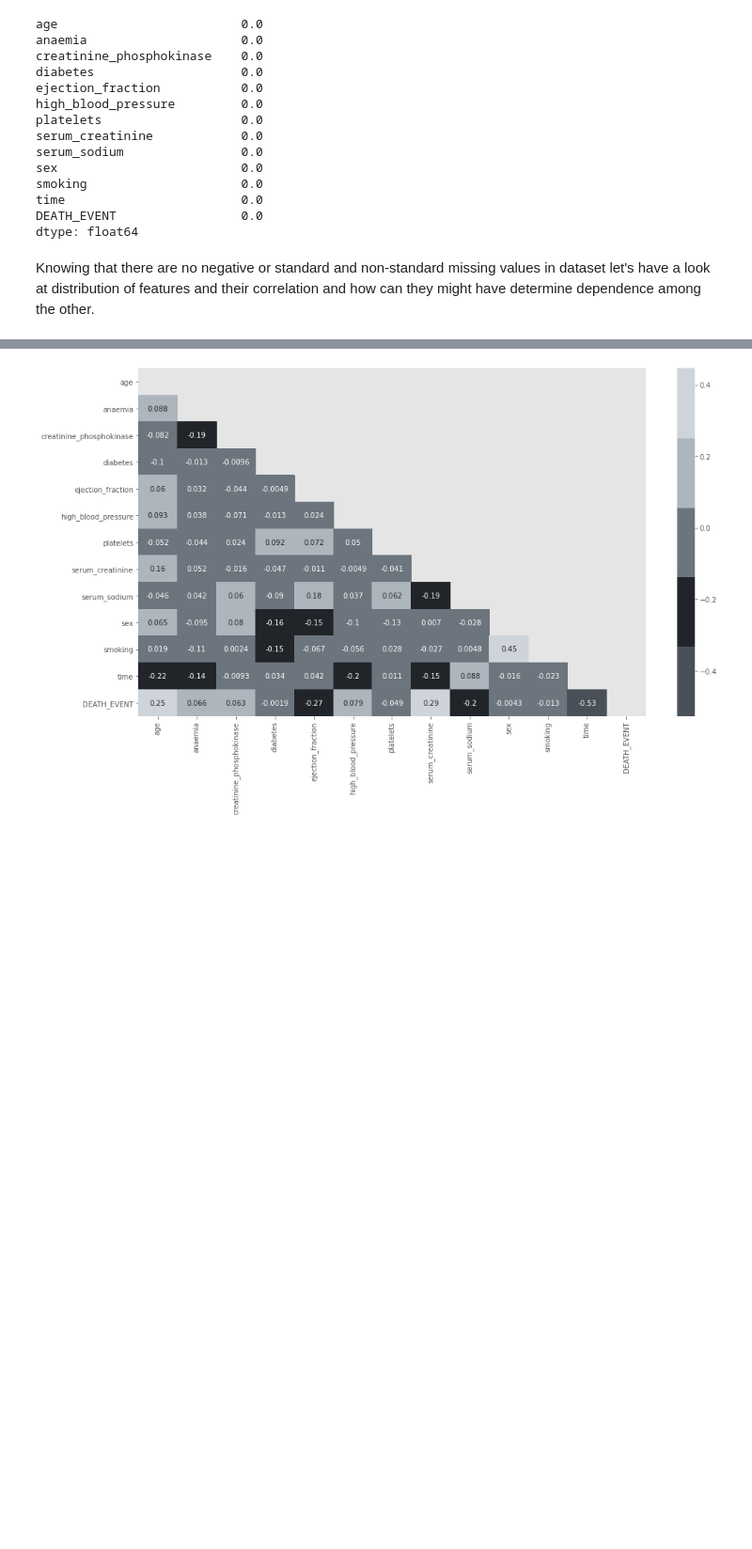
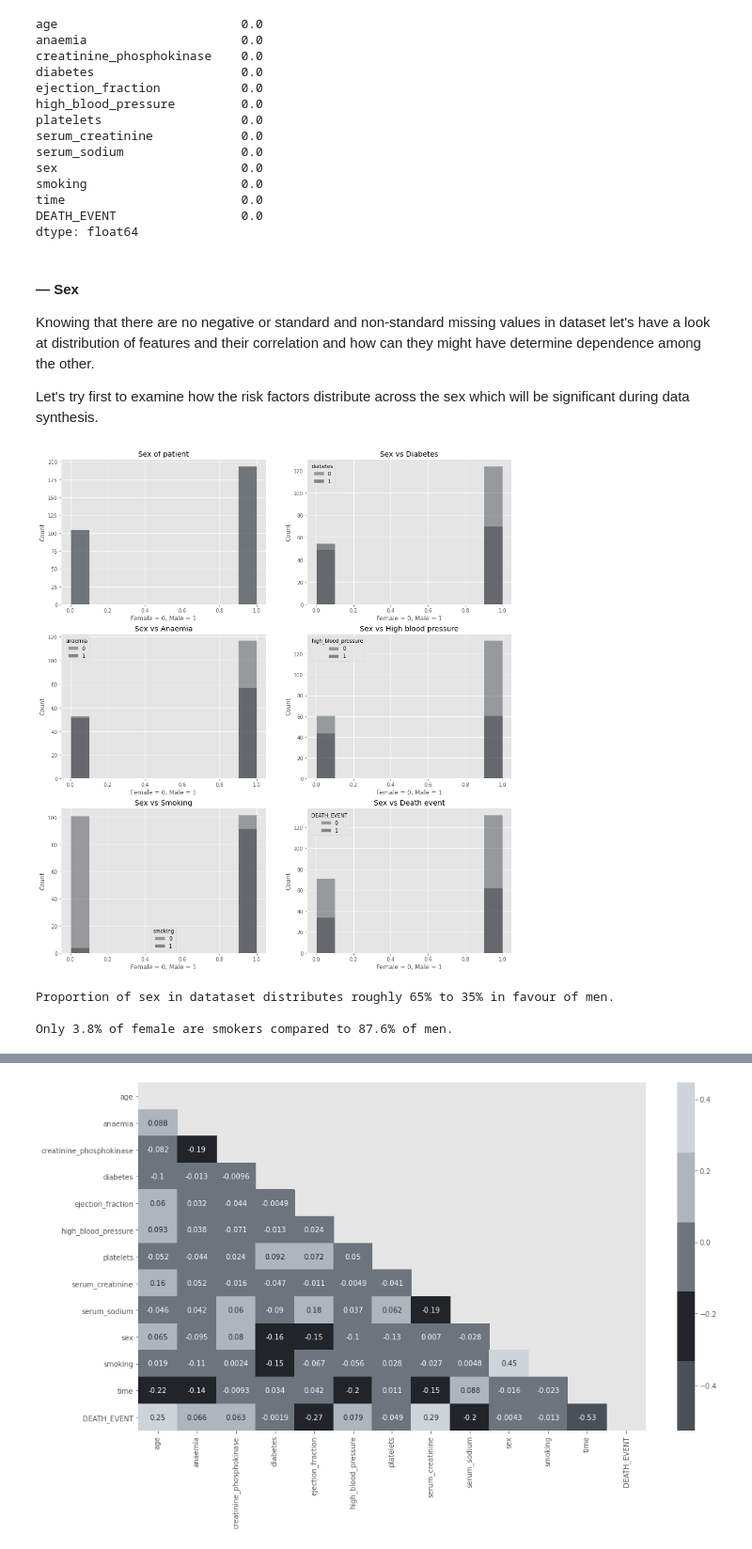
Before and after one commit to mizydorek/Programming-for-Data-Analysis-Project, a Jupyter notebook: project.ipynb, the cells around one changed output, grey strips where cells are left out. Shown: that part at 94% size. Drawn from its saved outputs; the diff is of its cells as text; code cells hidden in the pictures; blank space fills up the shorter version.

```diff
--- a/project.ipynb
+++ b/project.ipynb
@@ -220,5 +220,33 @@ time                        0.0
 DEATH_EVENT                 0.0
 dtype: float64
 # %% [markdown]
+#### — Sex
 
 Knowing that there are no negative or standard and non-standard missing values in dataset let's have a look at distribution of features and their correlation and how can they might have determine dependence among the other.
+
+Let's try first to examine how the risk factors distribute across the sex which will be significant during data synthesis.
+# %%
+fig, axes = plt.subplots(3, 2, figsize=(16,18))
+sns.histplot(df, x="sex", ax=axes[0,0]).set(title='Sex of patient', xlabel="Female = 0, Male = 1");
+sns.histplot(df, x="sex", hue="diabetes", ax=axes[0,1]).set(title='Sex vs Diabetes', xlabel="Female = 0, Male = 1");
+sns.histplot(df, x="sex", hue="anaemia", ax=axes[1,0]).set(title='Sex vs Anaemia', xlabel="Female = 0, Male = 1");
+sns.histplot(df, x="sex", hue="high_blood_pressure", ax=axes[1,1]).set(title='Sex vs High blood pressure', xlabel="Female = 0, Male = 1");
+sns.histplot(df, x="sex", hue="smoking", ax=axes[2,0]).set(title='Sex vs Smoking', xlabel="Female = 0, Male = 1");
+sns.histplot(df, x="sex", hue="DEATH_EVENT", ax=axes[2,1]).set(title='Sex vs Death event', xlabel="Female = 0, Male = 1");
+# %% [output]
+[figure, added]
+# %%
+# Let's have a look at proportion of risk factors according to sex.
+# Count gender of patients.
+m, f = df['sex'].value_counts()
+p = 100
+l = len(df['sex'])
+
+fs = len(df[(df['sex'] == 0) & (df['smoking'] == 1)])
+ms = len(df[(df['sex'] == 1) & (df['smoking'] == 1)])
+print('Proportion of sex in datataset distributes roughly {:.0f}% to {:.0f}% in favour of men.'.format((m/l)*p, (f/l)*p))
+print('\nOnly {:.1f}% of female are smokers compared to {:.1f}% of men.'.format((fs/f)*p, (ms/f)*p))
+# %% [output]
+Proportion of sex in datataset distributes roughly 65% to 35% in favour of men.
+
+Only 3.8% of female are smokers compared to 87.6% of men.
```
Also changed, not shown: parts of 6 cells of this notebook.
